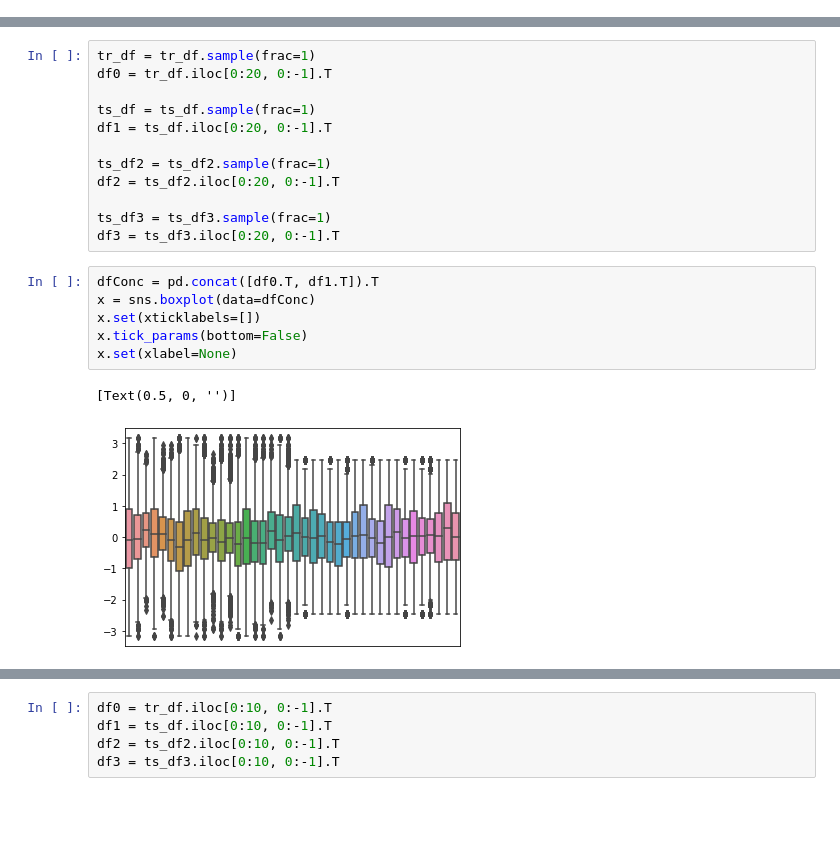
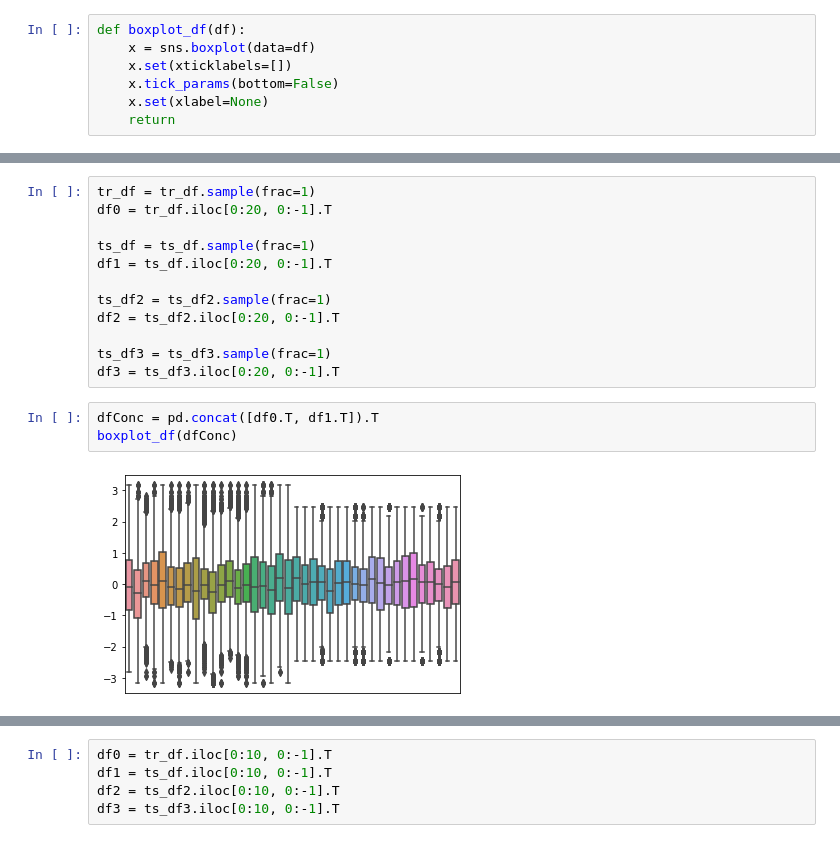
Before and after one commit to colombelli/bioinformatics-ml, a Jupyter notebook: Data Processing/cumida npn data investigation.ipynb, the cells around one changed output, grey strips where cells are left out. Drawn from its saved outputs; the diff is of its cells as text; blank space fills up the shorter version.

```diff
--- a/Data Processing/cumida npn data investigation.ipynb
+++ b/Data Processing/cumida npn data investigation.ipynb
@@ -156,0 +163,7 @@ x.set(xlabel=None)
+# %%
+def boxplot_df(df):
+    x = sns.boxplot(data=df)
+    x.set(xticklabels=[])
+    x.tick_params(bottom=False)
+    x.set(xlabel=None)
+    return
@@ -180,10 +213,6 @@ ts_df3 = ts_df3.sample(frac=1)
 df3 = ts_df3.iloc[0:20, 0:-1].T
 # %%
 dfConc = pd.concat([df0.T, df1.T]).T
-x = sns.boxplot(data=dfConc)
-x.set(xticklabels=[])
-x.tick_params(bottom=False)
-x.set(xlabel=None)
+boxplot_df(dfConc)
 # %% [output]
-[Text(0.5, 0, '')]
-[figure, old version]
+[figure, new version]
```
Also changed, not shown: parts of 10 cells of this notebook, 4 other files.
